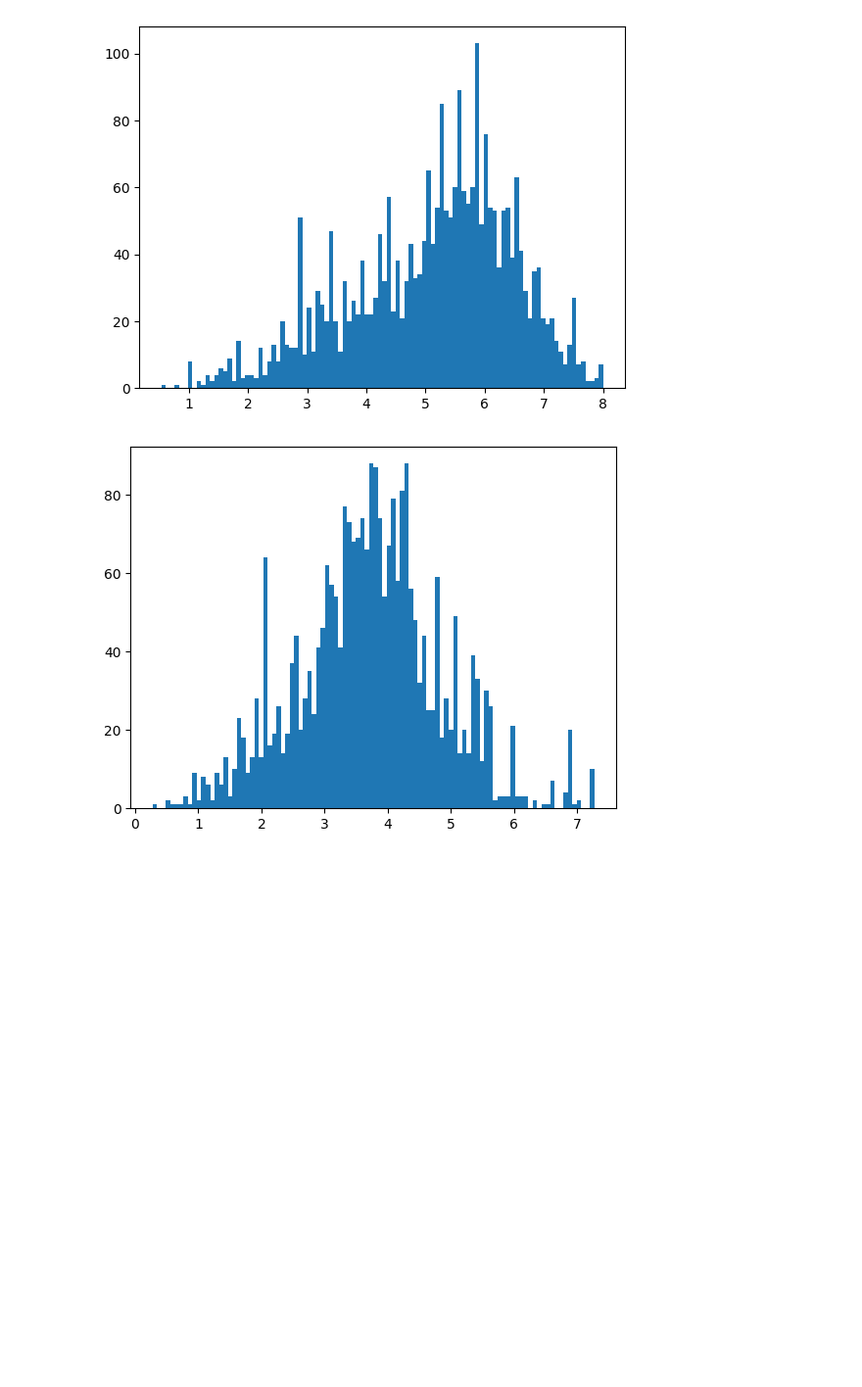
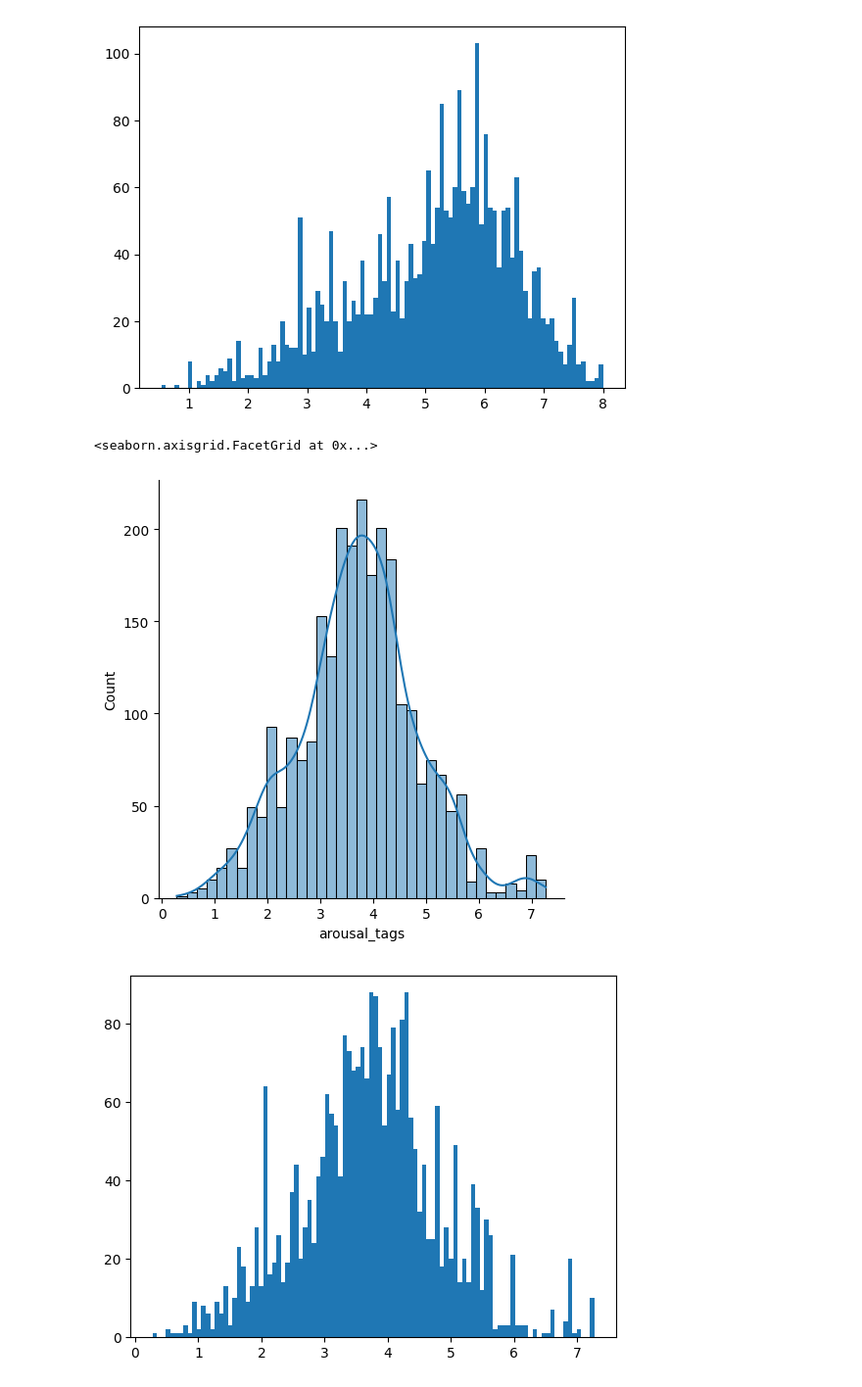
Before and after one commit to Texugo-928/EDA_Projeto_Sentimento_Musical, a Jupyter notebook: projeto-annaclara.ipynb, the cells around one changed output. Shown at 98% size. Saved outputs shown, nothing was run; the diff lists cells and outputs as text; code cells hidden in the pictures; blank space fills up the shorter version.

```diff
--- a/projeto-annaclara.ipynb
+++ b/projeto-annaclara.ipynb
@@ -565,6 +565,11 @@ plt.hist(x = df_estatisticas_ambient["valence_tags"], bins = 100)
 plt.show()
 # %% [output]
 [figure]
+# %%
+sns.displot(df_estatisticas_ambient, x=df_estatisticas_ambient['arousal_tags'], kde=True)
+# %% [output]
+<seaborn.axisgrid.FacetGrid at 0x...>
+[figure, added]
 # %%
 #df_estatisticas_ambient
 
```
Also changed, not shown: parts of 18 cells of this notebook.
